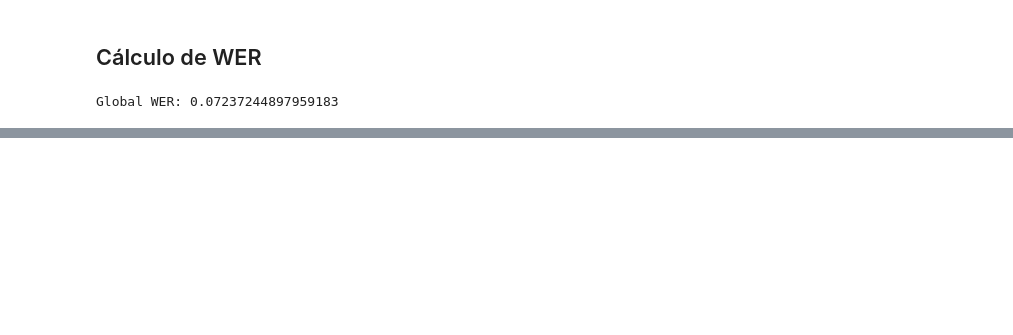
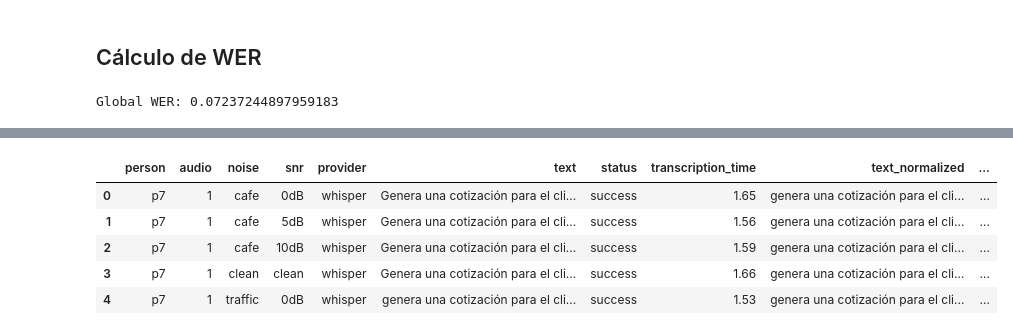
Before and after one commit to agomezb/ASR-Comparative, a Jupyter notebook: 2_wer.ipynb, the cells around one changed output, grey strips where cells are left out. Saved outputs shown, nothing was run; the diff lists cells and outputs as text; code cells hidden in the pictures; blank space fills up the shorter version.

```diff
--- a/2_wer.ipynb
+++ b/2_wer.ipynb
@@ -374,0 +13,9 @@ Tabla Comparativa de WER por Escenario y Degradación:
+# %%
+display(df_wer.head())
+# %% [output]
+|  | person | audio | noise | snr | provider | text | status | transcription_time | text_normalized | ... |
+| 0 | p7 | 1 | cafe | 0dB | whisper | Genera una cotización para el cli... | success | 1.65 | genera una cotización para el cli... | ... |
+| 1 | p7 | 1 | cafe | 5dB | whisper | Genera una cotización para el cli... | success | 1.56 | genera una cotización para el cli... | ... |
+| 2 | p7 | 1 | cafe | 10dB | whisper | Genera una cotización para el cli... | success | 1.59 | genera una cotización para el cli... | ... |
+| 3 | p7 | 1 | clean | clean | whisper | Genera una cotización para el cli... | success | 1.66 | genera una cotización para el cli... | ... |
+| 4 | p7 | 1 | traffic | 0dB | whisper | genera una cotización para el cli... | success | 1.53 | genera una cotización para el cli... | ... |
```
Also changed, not shown: parts of 10 cells of this notebook, 1 other file.
